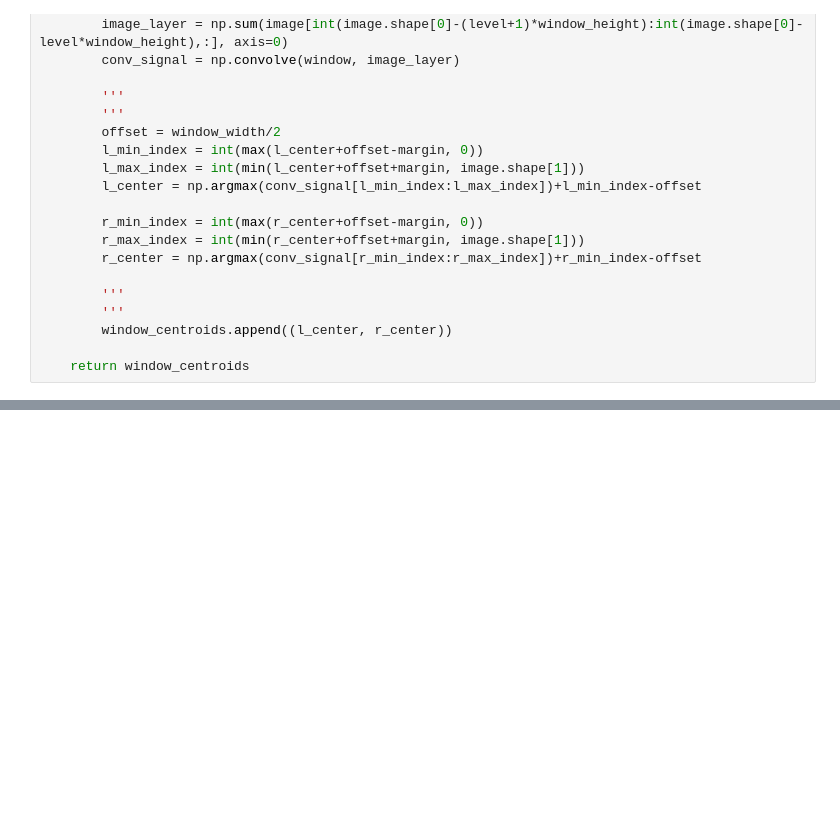
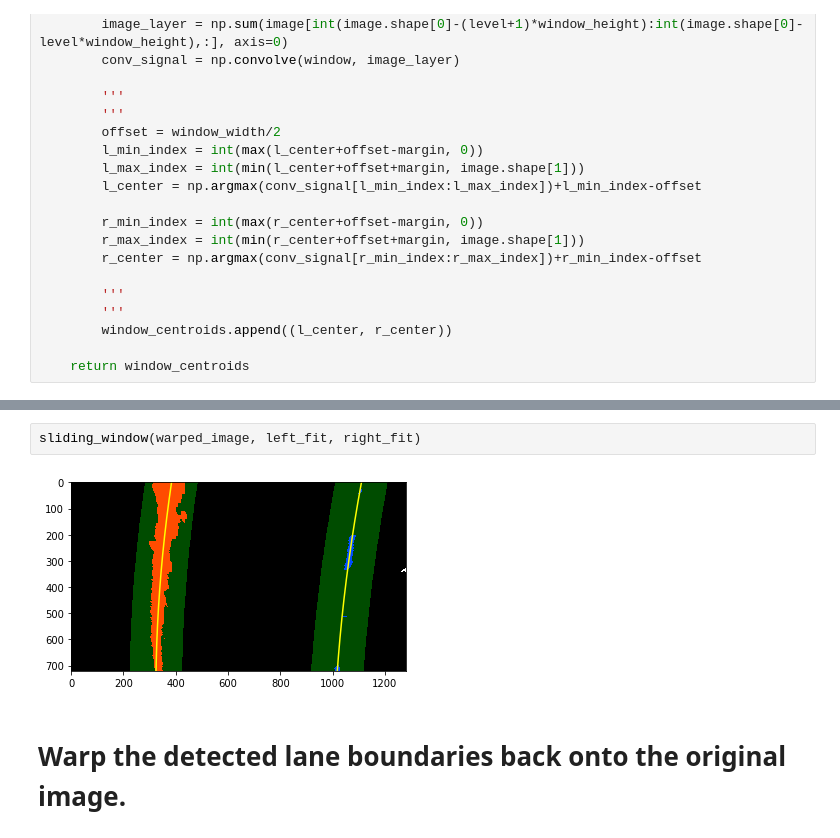
Before and after one commit to yoheitaonishi/CarND-Advanced-Lane-Lines, a Jupyter notebook: calibration.ipynb, the cells around one changed output, grey strips where cells are left out. Drawn from its saved outputs; the diff is of its cells as text; blank space fills up the shorter version.

```diff
--- a/calibration.ipynb
+++ b/calibration.ipynb
@@ -328,0 +508,6 @@ plt.show()
+# %%
+sliding_window(warped_image, left_fit, right_fit)
+# %% [output]
+[figure, added]
+# %% [markdown]
+# Warp the detected lane boundaries back onto the original image.
```
Also changed, not shown: parts of 8 cells of this notebook.
